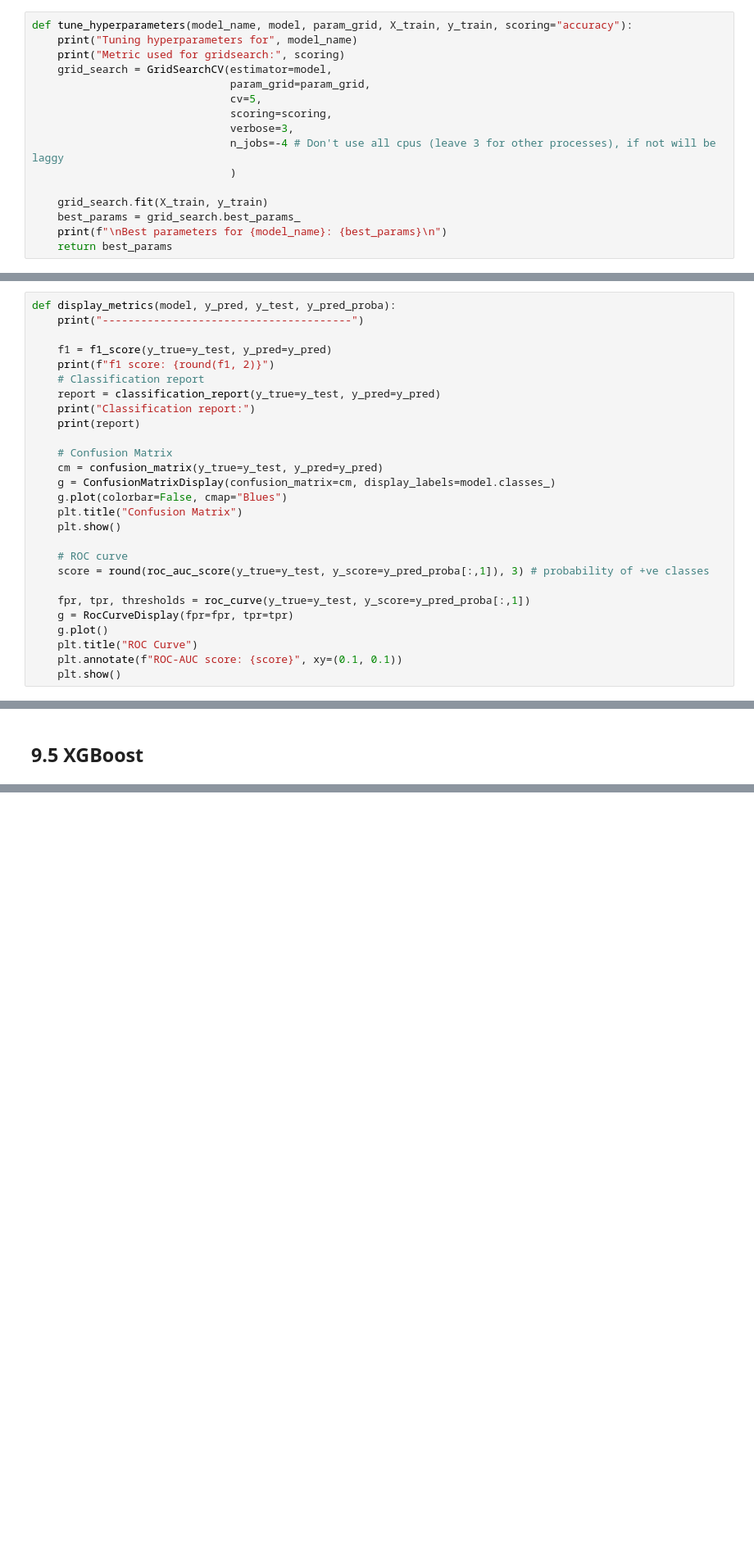
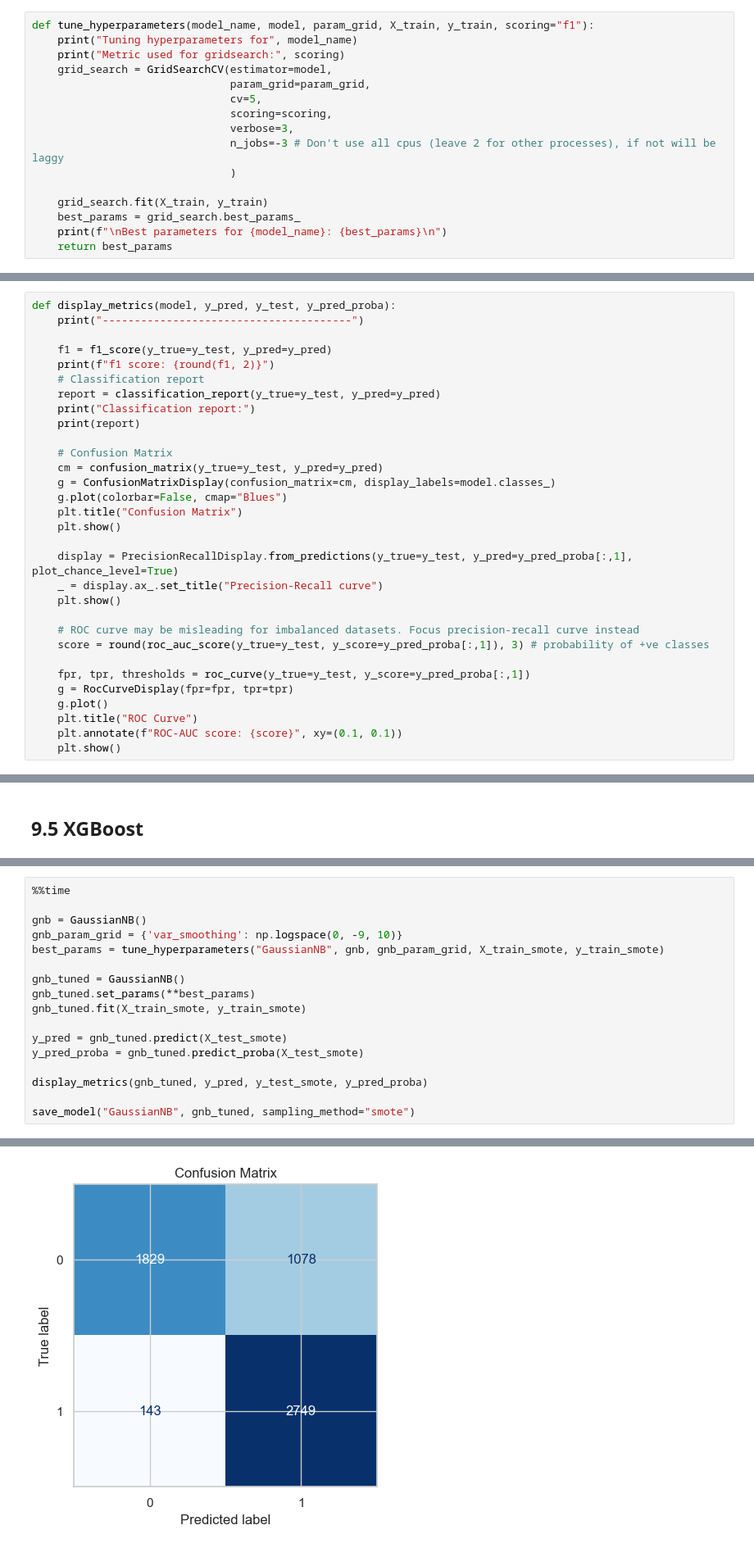
Before and after one commit to lulucopter/dsa4263-fraud-detection, a Jupyter notebook: eda.ipynb, the cells around one changed output, grey strips where cells are left out. Shown at 82% size. Cells and saved outputs as stored; diff of their text form; blank space fills up the shorter version.

```diff
--- a/eda.ipynb
+++ b/eda.ipynb
@@ -1595,7 +1780,7 @@ X_resampled.to_csv("./data/smote/data_smote.csv")
 # %% [markdown]
 ### Hyperparameter tuning
 # %%
-def tune_hyperparameters(model_name, model, param_grid, X_train, y_train, scoring="accuracy"):
+def tune_hyperparameters(model_name, model, param_grid, X_train, y_train, scoring="f1"):
     print("Tuning hyperparameters for", model_name)
     print("Metric used for gridsearch:", scoring)
     grid_search = GridSearchCV(estimator=model,
@@ -1603,7 +1788,7 @@ def tune_hyperparameters(model_name, model, param_grid, X_train, y_train, scorin
                                cv=5,
                                scoring=scoring,
                                verbose=3,
-                               n_jobs=-4 # Don't use all cpus (leave 3 for other processes), if not will be laggy
+                               n_jobs=-3 # Don't use all cpus (leave 2 for other processes), if not will be laggy
                                )
 
     grid_search.fit(X_train, y_train)
@@ -1643,7 +1828,11 @@ def display_metrics(model, y_pred, y_test, y_pred_proba):
     plt.title("Confusion Matrix")
     plt.show()
 
-    # ROC curve
+    display = PrecisionRecallDisplay.from_predictions(y_true=y_test, y_pred=y_pred_proba[:,1], plot_chance_level=True)
+    _ = display.ax_.set_title("Precision-Recall curve")
+    plt.show()
+
+    # ROC curve may be misleading for imbalanced datasets. Focus precision-recall curve instead
     score = round(roc_auc_score(y_true=y_test, y_score=y_pred_proba[:,1]), 3) # probability of +ve classes
 
     fpr, tpr, thresholds = roc_curve(y_true=y_test, y_score=y_pred_proba[:,1])
@@ -2244,0 +2002,18 @@ Wall time: 4min 46s
+# %%
+%%time
+
+gnb = GaussianNB()
+gnb_param_grid = {'var_smoothing': np.logspace(0, -9, 10)}
+best_params = tune_hyperparameters("GaussianNB", gnb, gnb_param_grid, X_train_smote, y_train_smote)
+
+gnb_tuned = GaussianNB()
+gnb_tuned.set_params(**best_params)
+gnb_tuned.fit(X_train_smote, y_train_smote)
+
+y_pred = gnb_tuned.predict(X_test_smote)
+y_pred_proba = gnb_tuned.predict_proba(X_test_smote)
+
+display_metrics(gnb_tuned, y_pred, y_test_smote, y_pred_proba)
+
+save_model("GaussianNB", gnb_tuned, sampling_method="smote")
+# %% [output]
@@ -2244,0 +2037 @@ Wall time: 4min 46s
+[figure, added]
```
Also changed, not shown: parts of 109 cells of this notebook, 15 other files.
